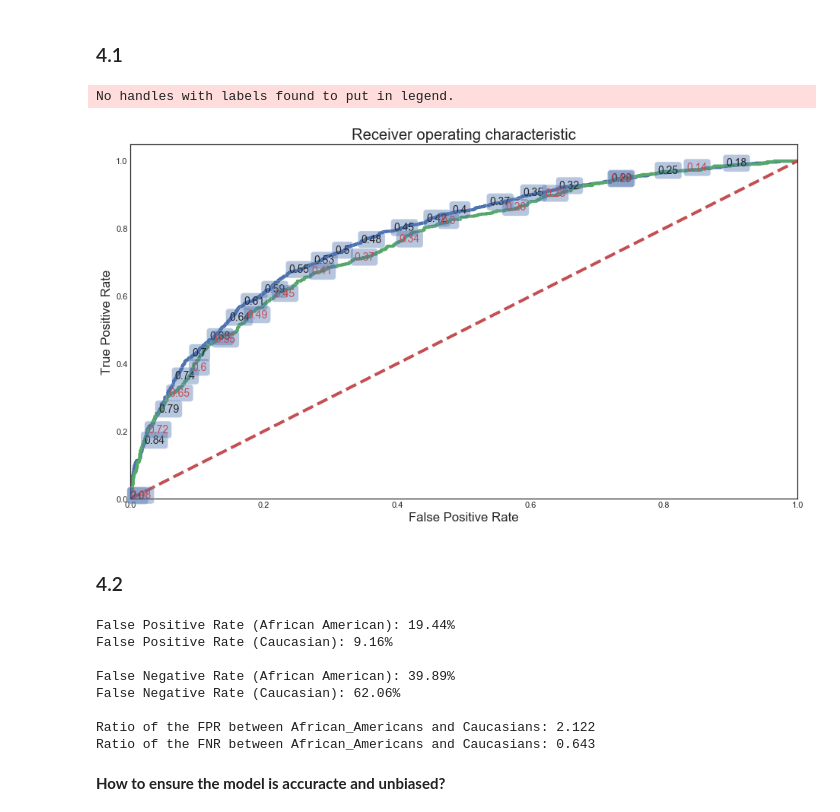
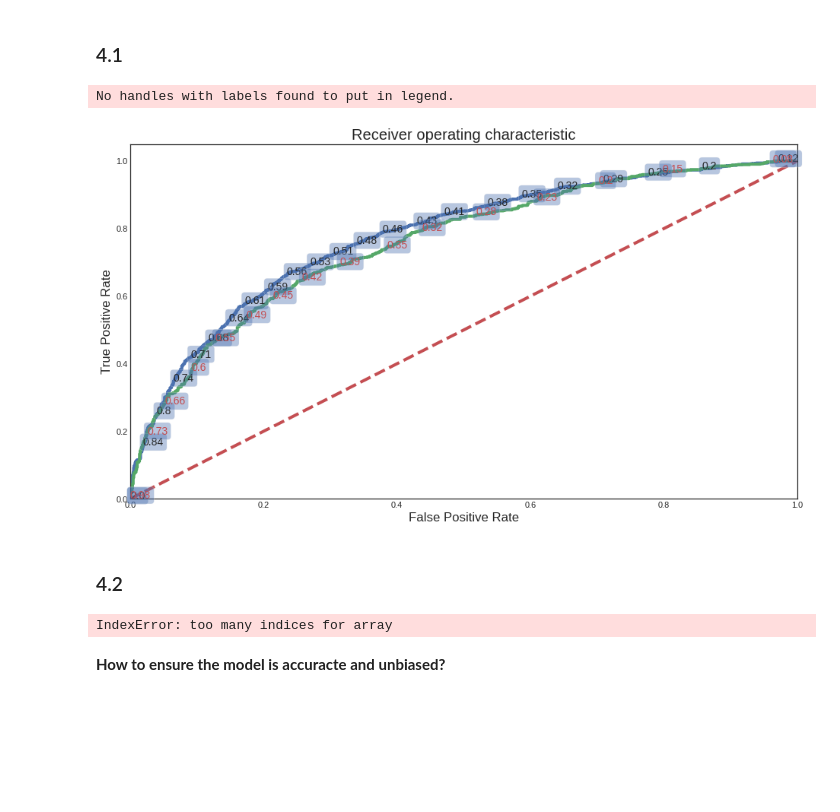
Before and after one commit to Wangsherpa/homeworks, a Jupyter notebook: Homework-3/Homework-3-student.ipynb, the cells around one changed output. Drawn from its saved outputs; the diff is of its cells as text; code cells hidden in the pictures; blank space fills up the shorter version.

```diff
--- a/Homework-3/Homework-3-student.ipynb
+++ b/Homework-3/Homework-3-student.ipynb
@@ -738,5 +735,5 @@ log_clf.fit(Xtrain, ytrain)
 # predict on test set
 y_preds = log_clf.predict_proba(Xtest)
 
-aa_preds = log_clf.predict_proba(X_aa)
-cc_preds = log_clf.predict_proba(X_cc)
+aa_preds = log_clf.predict_proba(X_aa)[:,1]
+cc_preds = log_clf.predict_proba(X_cc)[:,1]
@@ -780,18 +770,24 @@ def plot_roc(test1, test2, probs1, probs2, axis, threshold=False): # From Hargun
 # %%
 #ROC Curve values
 plt.style.use('seaborn-white')
 fig, ax = plt.subplots(figsize = (14,8))
-plot_roc(y_aa,y_cc, aa_scores,cc_scores,ax)
+plot_roc(y_aa,y_cc, aa_preds,cc_preds,ax, threshold=True)
 # %% [output]
 No handles with labels found to put in legend.
-[figure, old version]
+[figure, new version]
 # %% [markdown]
 ### 4.2
 # %%
 #Creating a boundary condition and checking the accuracy and FPR for both races
 
+# Computing the ROC curve for African American and Caucasian Models
+aa_scores = aa_preds[:,1]
+FPRa, TPRa, thresholda = roc_curve(y_aa, aa_scores)
+
 threshold_60_recall = thresholda[np.argmax(TPRa >= 0.60)]
 aa_preds_60 = (aa_scores >= threshold_60_recall)
+# %% [output]
+IndexError: too many indices for array
 # %%
 #Calculating the log odds for both races
 aa_scores = log_clf.predict_proba(X_aa)[:, 1]
@@ -818,15 +814,6 @@ print("\nFalse Negative Rate (African American): {:.2f}%".format(fnr_aa * 100))
 print("False Negative Rate (Caucasian): {:.2f}%".format(fnr_cc * 100))
 print("\nRatio of the FPR between African_Americans and Caucasians: {:.3f}".format(fpr_ratio))
 print("Ratio of the FNR between African_Americans and Caucasians: {:.3f}".format(fnr_ratio))
-# %% [output]
-False Positive Rate (African American): 19.44%
-False Positive Rate (Caucasian): 9.16%
-
-False Negative Rate (African American): 39.89%
-False Negative Rate (Caucasian): 62.06%
-
-Ratio of the FPR between African_Americans and Caucasians: 2.122
-Ratio of the FNR between African_Americans and Caucasians: 0.643
 # %% [markdown]
 <b>
 How to ensure the model is accuracte and unbiased?
```
Also changed, not shown: parts of 35 cells of this notebook.
